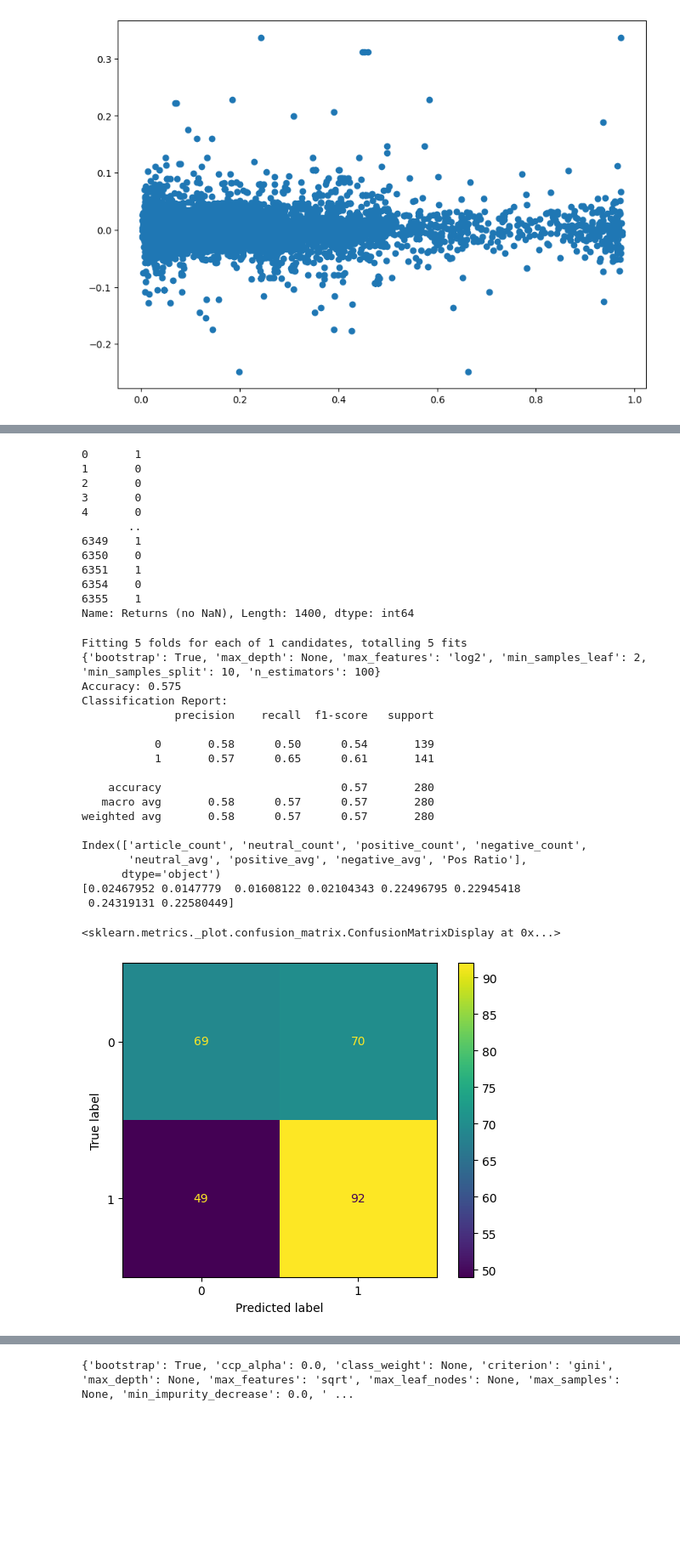
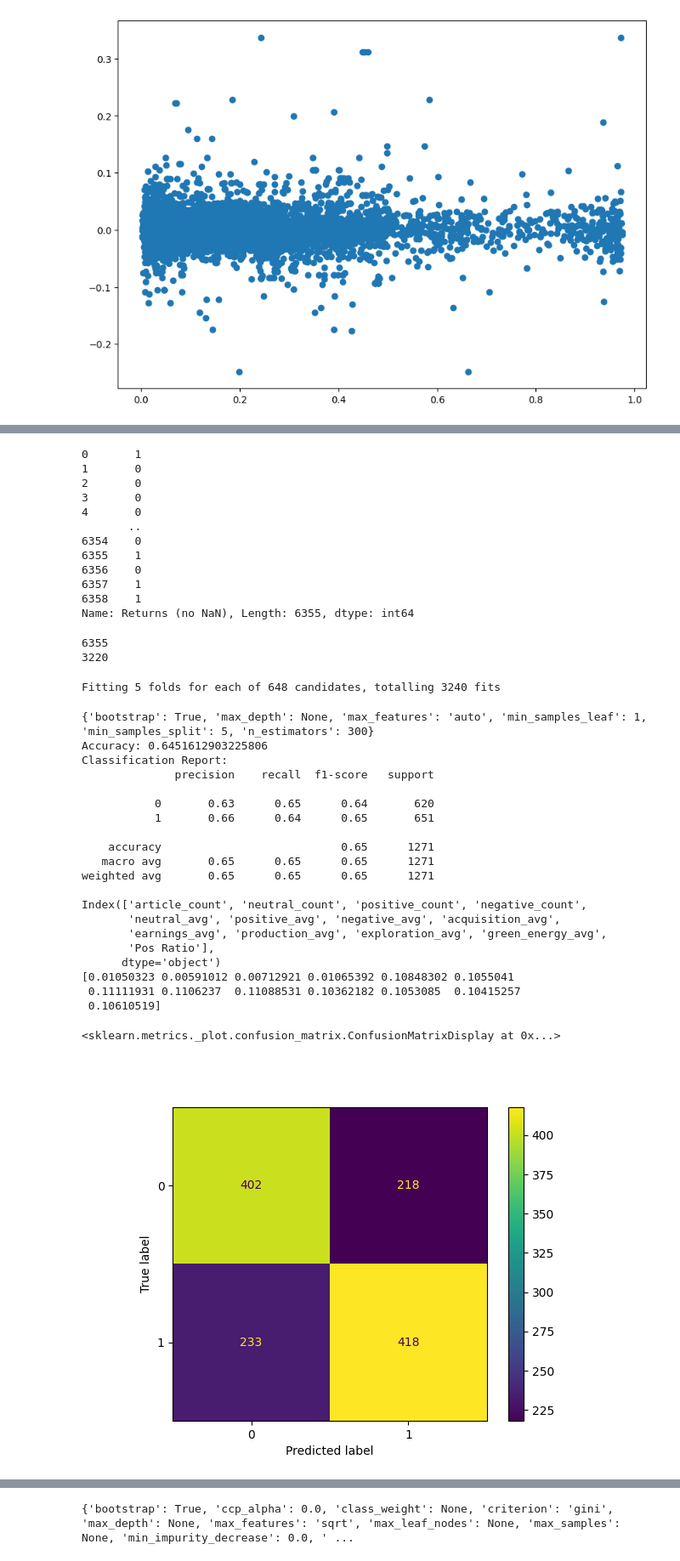
Before and after one commit to Kussil/Financial_Sentiment_LLM, a Jupyter notebook: 04_Stock_Modeling/Stock_Modeling.ipynb, the cells around one changed output, grey strips where cells are left out. Shown at 85% size. Cells and saved outputs as stored; diff of their text form; code cells hidden in the pictures; blank space fills up the shorter version.

```diff
--- a/04_Stock_Modeling/Stock_Modeling.ipynb
+++ b/04_Stock_Modeling/Stock_Modeling.ipynb
@@ -27,4 +27,5 @@ Updating files: 100% (1074/1074), done.
 # %%
 import pandas as pd
 df_chunk = pd.read_csv('/content/CVX_Rice_project/03_Sentiment_Analysis/sentiment_chunkdata.csv')
-df = pd.read_csv('/content/CVX_Rice_project/03_Sentiment_Analysis/sentiment_data.csv')
+df_chunk = df_chunk.fillna('')
+df = df_chunk.groupby(['Article Index','Ticker','Source','Date','Article Headline','URL'])[['Neutral', 'Positive', 'Negative','acquisition', 'earnings', 'production', 'exploration', 'green energy']].mean().reset_index()
@@ -106,6 +139,11 @@ df_grouped = df_2.groupby(['Ticker', 'Date']).agg(
     neutral_avg=('Neutral','mean'),
     positive_avg=('Positive','mean'),
     negative_avg=('Negative','mean'),
+    acquisition_avg=('acquisition','mean'),
+    earnings_avg=('earnings','mean'),
+    production_avg=('production','mean'),
+    exploration_avg=('exploration','mean'),
+    green_energy_avg=('green energy','mean')
 ).reset_index()
 df_grouped['Date String'] = df_grouped['Date'].astype(str)
 
@@ -241,0 +295,2 @@ from sklearn.model_selection import GridSearchCV
+# %%
+df_merged = df_merged.drop(['Returns','Returns Next Day', 'Returns Next Day(no NaN)'], axis=1)
@@ -242,7 +313,7 @@ from sklearn.model_selection import GridSearchCV
 # %%
 df_dropna = df_merged.dropna()
 # %%
-X = df_dropna.drop(columns=['Date','Ticker','Returns','Returns (no NaN)', 'Returns Next Day', 'Returns Next Day(no NaN)'])
+X = df_dropna.drop(columns=['Date','Ticker','Returns (no NaN)'])
 X
 # %% [output]
 |  | article_count | neutral_count | positive_count | negative_count | neutral_avg | positive_avg | negative_avg | ... |
@@ -261,6 +332,7 @@ X
 # %%
 y = df_dropna['Returns (no NaN)'].apply(lambda x: 1 if x > 0.0 else 0)
 y
+#explore ups vs done
 # %% [output]
 0       1
 1       0
@@ -268,12 +340,18 @@ y
 3       0
 4       0
        ..
-6349    1
-6350    0
-6351    1
 6354    0
 6355    1
-Name: Returns (no NaN), Length: 1400, dtype: int64
+6356    0
+6357    1
+6358    1
+Name: Returns (no NaN), Length: 6355, dtype: int64
+# %%
+print(len(y))
+print(y.sum())
+# %% [output]
+6355
+3220
 # %%
 # Split the dataset into training and test sets
 X_train, X_test, y_train, y_test = train_test_split(X, y, test_size=0.2, random_state=42)
@@ -288,64 +366,67 @@ X_train, X_test, y_train, y_test = train_test_split(X, y, test_size=0.2, random_
 #    'bootstrap': [True, False]
 #}
 param_grid = {
-    'n_estimators': [100],
+    'n_estimators': [300],
     'max_depth': [None],
-    'min_samples_split': [10],
-    'min_samples_leaf': [2],
-    'max_features': ['log2'],
+    'min_samples_split': [5],
+    'min_samples_leaf': [1],
+    'max_features': ['auto'],
     'bootstrap': [True]
 }
 
 # Create a Random Forest classifier
 rf_clf = RandomForestClassifier(random_state=42)
 
 # Initialize GridSearchCV
 grid_search = GridSearchCV(estimator=rf_clf, param_grid=param_grid, cv=5, n_jobs=-1, verbose=2)
 
 # Train the classifier on the training set
 grid_search.fit(X_train, y_train)
 
 # Output the best parameters
 print(grid_search.best_params_)
 
 # Use the best estimator for predictions
 best_model = grid_search.best_estimator_
 
 # Make predictions on the test set
 y_pred = best_model.predict(X_test)
 
 # Calculate the accuracy of the classifier
 accuracy = accuracy_score(y_test, y_pred)
 print(f"Accuracy: {accuracy}")
 # Print classification report
 print("Classification Report:")
 print(classification_report(y_test, y_pred))
 print(X.columns)
 print(best_model.feature_importances_)
 from sklearn.metrics import confusion_matrix
 from sklearn.metrics import ConfusionMatrixDisplay
 ConfusionMatrixDisplay.from_estimator(best_model, X_test, y_test)
 # %% [output]
-Fitting 5 folds for each of 1 candidates, totalling 5 fits
-{'bootstrap': True, 'max_depth': None, 'max_features': 'log2', 'min_samples_leaf': 2, 'min_samples_split': 10, 'n_estimators': 100}
-Accuracy: 0.575
-Classification Report:
-              precision    recall  f1-score   support
-
-           0       0.58      0.50      0.54       139
-           1       0.57      0.65      0.61       141
-
-    accuracy                           0.57       280
-   macro avg       0.58      0.57      0.57       280
-weighted avg       0.58      0.57      0.57       280
-
-Index(['article_count', 'neutral_count', 'positive_count', 'negative_count',
-       'neutral_avg', 'positive_avg', 'negative_avg', 'Pos Ratio'],
-      dtype='object')
-[0.02467952 0.0147779  0.01608122 0.02104343 0.22496795 0.22945418
- 0.24319131 0.22580449]
+Fitting 5 folds for each of 648 candidates, totalling 3240 fits
-<sklearn.metrics._plot.confusion_matrix.ConfusionMatrixDisplay at 0x...>
+{'bootstrap': True, 'max_depth': None, 'max_features': 'auto', 'min_samples_leaf': 1, 'min_samples_split': 5, 'n_estimators': 300}
+Accuracy: 0.6451612903225806
+Classification Report:
+              precision    recall  f1-score   support
+
+           0       0.63      0.65      0.64       620
+           1       0.66      0.64      0.65       651
+
+    accuracy                           0.65      1271
+   macro avg       0.65      0.65      0.65      1271
+weighted avg       0.65      0.65      0.65      1271
+
+Index(['article_count', 'neutral_count', 'positive_count', 'negative_count',
+       'neutral_avg', 'positive_avg', 'negative_avg', 'acquisition_avg',
+       'earnings_avg', 'production_avg', 'exploration_avg', 'green_energy_avg',
+       'Pos Ratio'],
+      dtype='object')
+[0.01050323 0.00591012 0.00712921 0.01065392 0.10848302 0.1055041
+ 0.11111931 0.1106237  0.11088531 0.10362182 0.1053085  0.10415257
+ 0.10610519]
+<sklearn.metrics._plot.confusion_matrix.ConfusionMatrixDisplay at 0x...>
-[figure, old version]
+[figure, new version]
 # %%
 from xgboost import XGBClassifier
 from sklearn.model_selection import GridSearchCV
```
Also changed, not shown: parts of 14 cells of this notebook.
